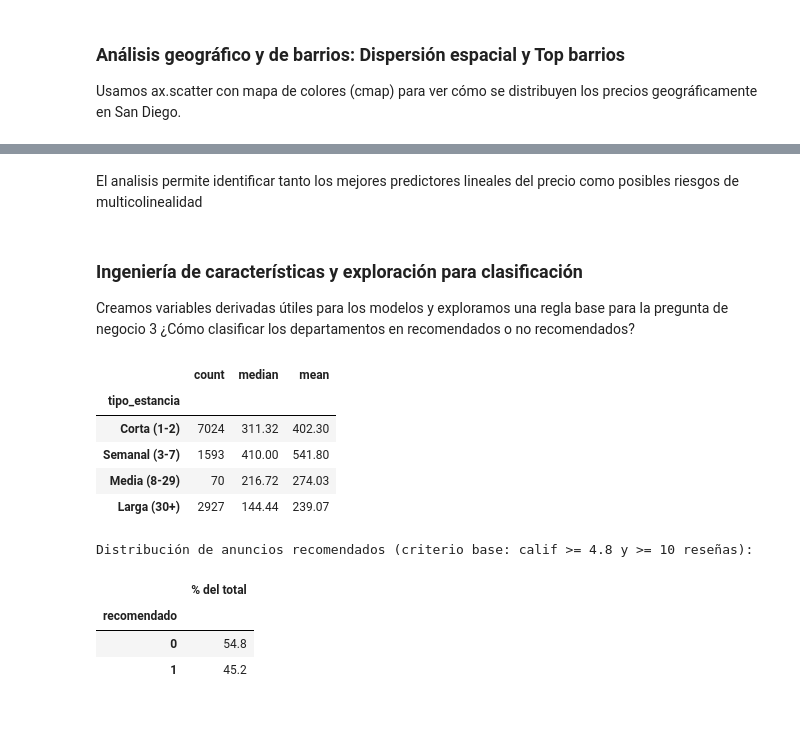
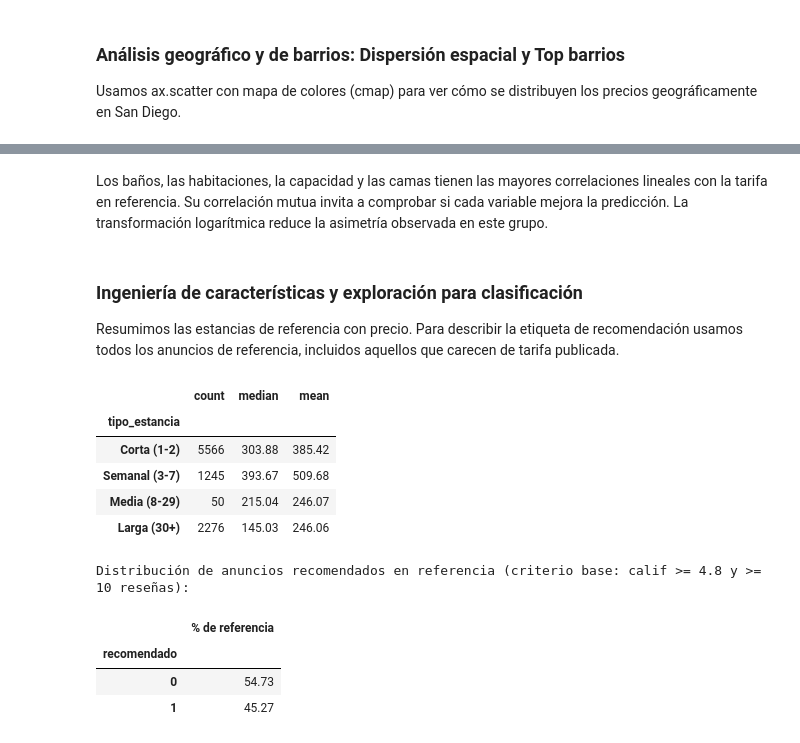
Before and after one commit to Morix9087/Proyecto-2, a Jupyter notebook: Ingenieria de Datos/Analisis exploratorio de datos.ipynb, the cells around one changed output, grey strips where cells are left out. Drawn from its saved outputs; the diff is of its cells as text; code cells hidden in the pictures; blank space fills up the shorter version.

```diff
--- a/Ingenieria de Datos/Analisis exploratorio de datos.ipynb
+++ b/Ingenieria de Datos/Analisis exploratorio de datos.ipynb
@@ -9,7 +9,9 @@ import matplotlib.pyplot as plt
 from IPython.display import display
 
 # Rutas a los archivos generados en la Etapa 2
-carpeta_datos = Path("datos_procesados")
+carpeta_actual = Path.cwd()
+raiz = carpeta_actual if (carpeta_actual / "listings.csv").is_file() else carpeta_actual.parent
+carpeta_datos = raiz / "Ingenieria de Datos" / "datos_procesados"
 
 limpios = pd.read_csv(carpeta_datos / "anuncios_limpios.csv",
                       dtype={"id": "string", "host_id": "string"})
@@ -17,10 +19,18 @@ codificados = pd.read_csv(carpeta_datos / "anuncios_con_precio_codificados.csv",
                           dtype={"id": "string", "host_id": "string"})
 
 # Unimos el precio por noche a la tabla limpia para el EDA
-df = limpios.merge(codificados[["id", "precio_noche_usd"]], on="id", how="left")
+df = limpios.merge(codificados[["id", "precio_noche_usd"]], on="id", how="left", validate="one_to_one")
 df_precio = df.dropna(subset=["precio_noche_usd"]).copy()
 
+# La partición por anfitrión se fijó en la etapa 2.
+assert df["grupo_anfitrion"].isin(["referencia", "reserva"]).all()
+assert df.groupby("host_id")["grupo_anfitrion"].nunique().eq(1).all()
+df_referencia = df.loc[df["grupo_anfitrion"].eq("referencia")].copy()
+precio_referencia = df_referencia.dropna(subset=["precio_noche_usd"]).copy()
+
 print(f"Total anuncios: {len(df):,} | Con precio publicado: {len(df_precio):,}")
+print(f"Referencia: {len(df_referencia):,} anuncios, {len(precio_referencia):,} con precio. "
+      f"Reserva con precio: {len(df_precio) - len(precio_referencia):,}.")
 display(df_precio.head())
 # %% [output]
 Total anuncios: 13,253 | Con precio publicado: 11,614
@@ -237,40 +265,40 @@ display(corr["precio_noche_usd"].sort_values(ascending=False).to_frame("Correlac
 # %% [markdown]
-El analisis permite identificar tanto los mejores predictores lineales del precio como posibles riesgos de multicolinealidad
+Los baños, las habitaciones, la capacidad y las camas tienen las mayores correlaciones lineales con la tarifa en referencia. Su correlación mutua invita a comprobar si cada variable mejora la predicción. La transformación logarítmica reduce la asimetría observada en este grupo.
 # %% [markdown]
 ### Ingeniería de características y exploración para clasificación
-Creamos variables derivadas útiles para los modelos y exploramos una regla base para la pregunta de negocio 3 ¿Cómo clasificar los departamentos en recomendados o no recomendados?
+Resumimos las estancias de referencia con precio. Para describir la etiqueta de recomendación usamos todos los anuncios de referencia, incluidos aquellos que carecen de tarifa publicada.
 # %%
-# Nuevas características
-df_precio["precio_por_huesped"] = df_precio["precio_noche_usd"] / df_precio["capacidad"]
-df_precio["camas_por_habitacion"] = df_precio["camas"] / df_precio["habitaciones"].replace(0, 1)
+# Precio por huésped para descripción. Usarlo como predictor del precio revelaría la respuesta.
+precio_referencia["precio_por_huesped"] = precio_referencia["precio_noche_usd"] / precio_referencia["capacidad"]
+precio_referencia["camas_por_habitacion"] = precio_referencia["camas"] / precio_referencia["habitaciones"].replace(0, 1)
 
 # Discretización de la estancia mínima (usando pd.cut como en los notebooks guía)
-df_precio["tipo_estancia"] = pd.cut(
-    df_precio["noches_minimas"],
-    bins=[0, 2, 7, 29, 365],
+precio_referencia["tipo_estancia"] = pd.cut(
+    precio_referencia["noches_minimas"],
+    bins=[0, 2, 7, 29, np.inf],
     labels=["Corta (1-2)", "Semanal (3-7)", "Media (8-29)", "Larga (30+)"]
 )
-display(df_precio.groupby("tipo_estancia", observed=False)["precio_noche_usd"].agg(["count", "median", "mean"]).round(2))
+display(precio_referencia.groupby("tipo_estancia", observed=False)["precio_noche_usd"].agg(["count", "median", "mean"]).round(2))
 
 # Propuesta de variable objetivo para clasificación: Recomendado
-# Criterio: tiene calificación >= 4.8, al menos 10 reseñas y es superanfitrión o tiene buena disponibilidad
-df["recomendado"] = (
-    (df["tiene_calificacion"] == 1) &
-    (df["calificacion"] >= 4.8) &
-    (df["n_resenas"] >= 10)
+# Criterio: calificación publicada de al menos 4.8 y al menos 10 reseñas.
+df_referencia["recomendado"] = (
+    (df_referencia["tiene_calificacion"] == 1) &
+    (df_referencia["calificacion"] >= 4.8) &
+    (df_referencia["n_resenas"] >= 10)
 ).astype(int)
 
-print("Distribución de anuncios recomendados (criterio base: calif >= 4.8 y >= 10 reseñas):")
-display(df["recomendado"].value_counts(normalize=True).mul(100).round(2).to_frame("% del total"))
+print("Distribución de anuncios recomendados en referencia (criterio base: calif >= 4.8 y >= 10 reseñas):")
+display(df_referencia["recomendado"].value_counts(normalize=True).mul(100).round(2).to_frame("% de referencia"))
 # %% [output]
 |  | count | median | mean |
 | tipo_estancia |  |  |  |
-| Corta (1-2) | 7024 | 311.32 | 402.30 |
-| Semanal (3-7) | 1593 | 410.00 | 541.80 |
-| Media (8-29) | 70 | 216.72 | 274.03 |
-| Larga (30+) | 2927 | 144.44 | 239.07 |
+| Corta (1-2) | 5566 | 303.88 | 385.42 |
+| Semanal (3-7) | 1245 | 393.67 | 509.68 |
+| Media (8-29) | 50 | 215.04 | 246.07 |
+| Larga (30+) | 2276 | 145.03 | 246.06 |
-Distribución de anuncios recomendados (criterio base: calif >= 4.8 y >= 10 reseñas):
+Distribución de anuncios recomendados en referencia (criterio base: calif >= 4.8 y >= 10 reseñas):
-|  | % del total |
+|  | % de referencia |
 | recomendado |  |
-| 0 | 54.8 |
-| 1 | 45.2 |
+| 0 | 54.73 |
+| 1 | 45.27 |
```
Also changed, not shown: parts of 12 cells of this notebook, 3 other files.
